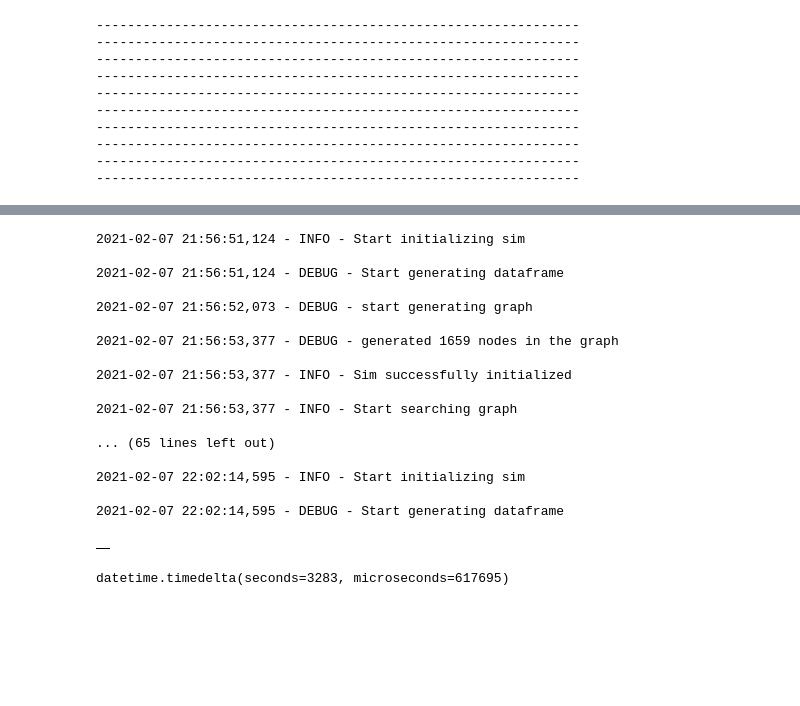
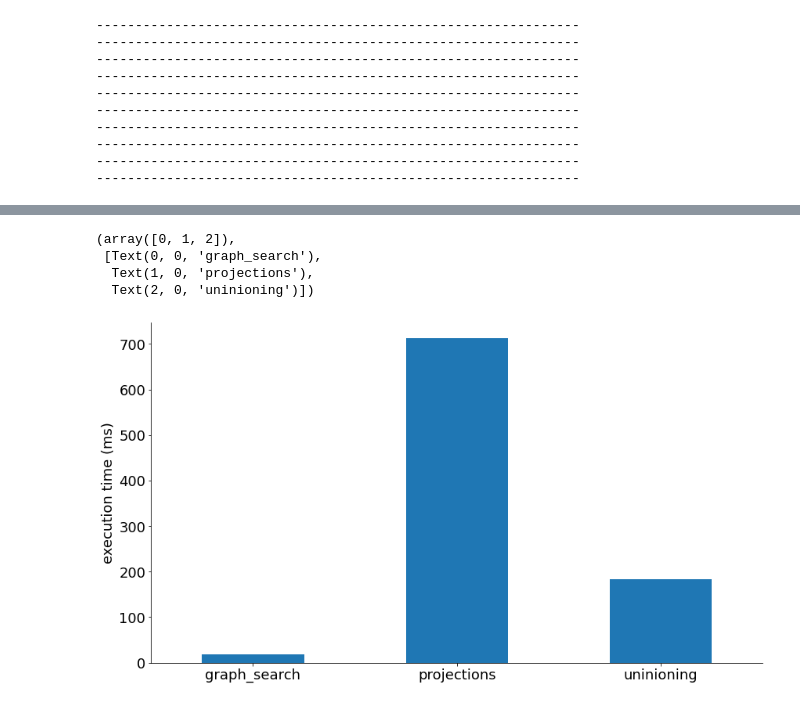
Before and after one commit to wisc-bus/simulator, a Jupyter notebook: perf.ipynb, the cells around one changed output, grey strips where cells are left out. Saved outputs shown, nothing was run; the diff lists cells and outputs as text; code cells hidden in the pictures; blank space fills up the shorter version.

Commit message:
visualize perf

```diff
--- a/perf.ipynb
+++ b/perf.ipynb
@@ -138,24 +143,6 @@ t2 - t1
 # %%
 from busSim.util import get_perf
 from datetime import datetime
+import matplotlib
+
+matplotlib.rcParams["font.size"] = 18
-# %%
-get_perf("busSim.log")
-# %% [output]
-2021-02-07 21:56:51,124 - INFO - Start initializing sim
-
-2021-02-07 21:56:51,124 - DEBUG - Start generating dataframe
-
-2021-02-07 21:56:52,073 - DEBUG - start generating graph
-
-2021-02-07 21:56:53,377 - DEBUG - generated 1659 nodes in the graph
-
-2021-02-07 21:56:53,377 - INFO - Sim successfully initialized
-
-2021-02-07 21:56:53,377 - INFO - Start searching graph
-
-... (65 lines left out)
-
-2021-02-07 22:02:14,595 - INFO - Start initializing sim
-
-2021-02-07 22:02:14,595 - DEBUG - Start generating dataframe
-|  |
@@ -166,4 +149,14 @@ b = datetime.now()
-# %%
-b - a
-# %% [output]
-datetime.timedelta(seconds=3283, microseconds=617695)
+# %%
+fig, ax = plt.subplots(figsize=(14,8))
+perf_df = get_perf("busSim.log")
+perf_df.mean().plot.bar(ax = ax)
+ax.set_ylabel("execution time (ms)")
+ax.spines["right"].set_visible(False)
+ax.spines["top"].set_visible(False)
+plt.xticks(rotation=0)
+# %% [output]
+(array([0, 1, 2]),
+ [Text(0, 0, 'graph_search'),
+  Text(1, 0, 'projections'),
+  Text(2, 0, 'uninioning')])
+[figure, added]
```
Also changed, not shown: parts of 5 cells of this notebook, 1 other file.
